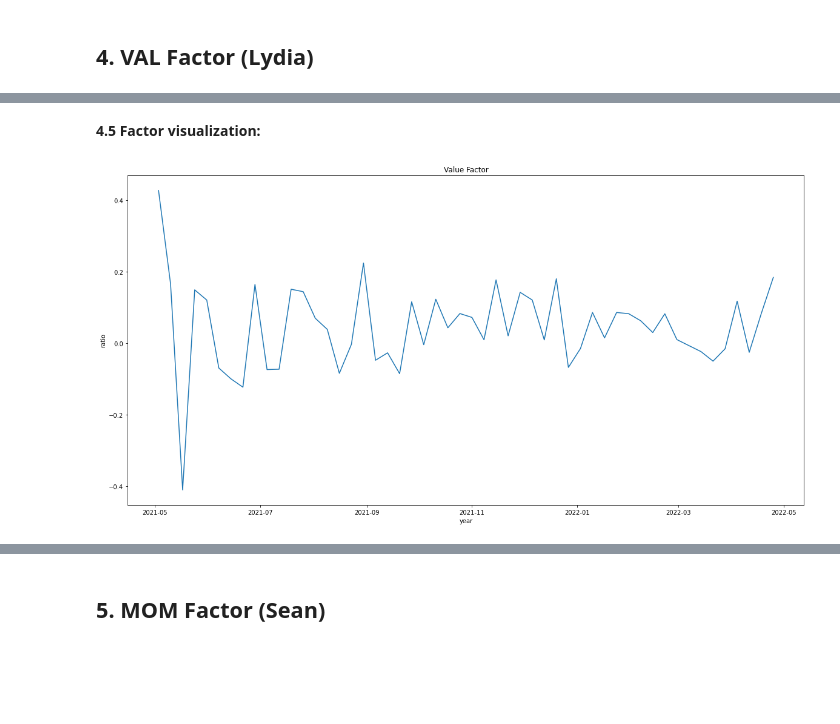
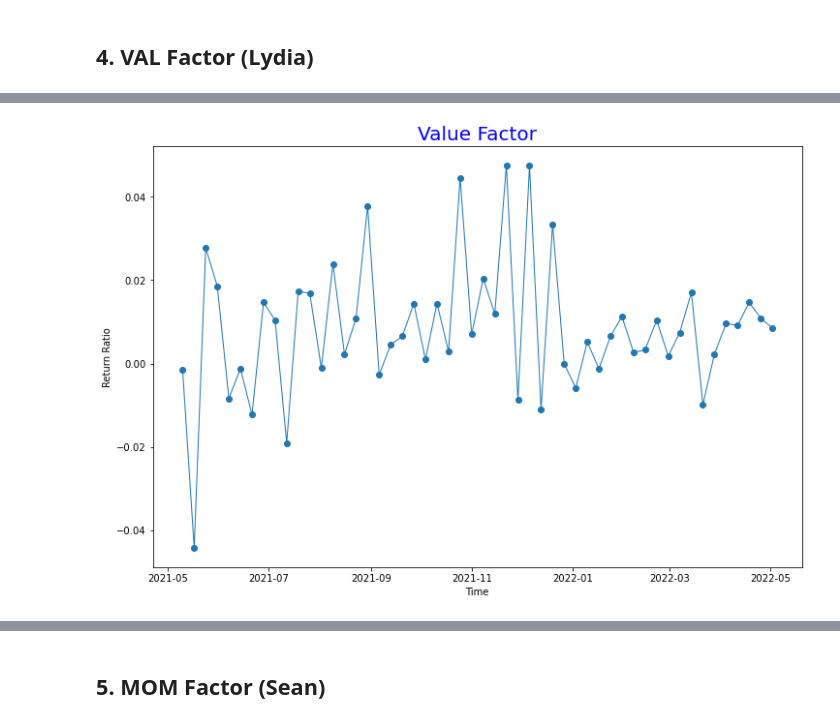
Before and after one commit to PracticumCrypto/C5-Analyzer, a Jupyter notebook: ALL.ipynb, the cells around one changed output, grey strips where cells are left out. Saved outputs shown, nothing was run; the diff lists cells and outputs as text; code cells hidden in the pictures; blank space fills up the shorter version.

Commit message:
added value (lydia)

```diff
--- a/ALL.ipynb
+++ b/ALL.ipynb
@@ -530,15 +509,5 @@ value_weekreturn = fullSample.loc[:, ['Date',
 # %%
-value_npast52_temp = value_npast52.copy()
-cols_coins = list(fullSample['Asset'].unique())
+cols=list(largeCapSample.Asset.unique())
 
-value_npast52_temp['top20'] = value_npast52[cols_coins].quantile(q=0.8, axis=1, numeric_only=True, interpolation='linear')
-value_npast52_temp['low20'] = value_npast52[cols_coins].quantile(q=0.2, axis=1, numeric_only=True, interpolation='linear')
-
-value_npast52_top = value_npast52_temp.drop(columns =['Date','low20'])
-value_npast52_low = value_npast52_temp.drop(columns =['Date','top20'])
-
-index_top = value_npast52_top.apply(lambda x: x > value_npast52_top.iloc[:,-1])
-index_top = index_top.drop(columns='top20')
-index_low = value_npast52_low.apply(lambda x: x < value_npast52_low.iloc[:,-1])
-index_low = index_low.drop(columns='low20')
-index_low.tail()
+npast52['top20'] = npast52[cols].quantile(q=0.8,axis=1, numeric_only=True, interpolation='linear')
+npast52['low20'] = npast52[cols].quantile(q=0.2,axis=1, numeric_only=True, interpolation='linear')
@@ -577,0 +516,3 @@ sum_low_weight['ValFactor_low'] = sum_low_weight['weight_low_sum'] / sum_low_wei
+# %%
+VAL_low = (npast52[cols].apply(lambda x: x < npast52['low20']) * value_return[cols]).mean(axis=1, numeric_only=True)
+VAL_top = (npast52[cols].apply(lambda x: x > npast52['top20']) * value_return[cols]).mean(axis=1, numeric_only=True)
@@ -578,5 +521,4 @@ sum_low_weight['ValFactor_low'] = sum_low_weight['weight_low_sum'] / sum_low_wei
 # %%
-valueFactor = pd.DataFrame(columns=['Date','VAL'])
-valueFactor['Date'] = value_weekreturn['Date']
-valueFactor['VAL'] = sum_top_weight['ValFactor_top'] - sum_low_weight['ValFactor_low']
-valueFactor
+valueFactor = pd.DataFrame(columns = ['Date','VAL'])
+valueFactor['Date'] = value_return['Date']
+valueFactor['VAL'] = VAL_top - VAL_low
@@ -601,14 +525,13 @@ valueFactor
-# %% [markdown]
-**4.5 Factor visualization:**
 # %%
-import matplotlib.pyplot as plt
+from matplotlib.pyplot import figure
 
-#for i in regr_df.columns.to_list():
-plt.figure(figsize = (20,10))
-plt.plot(valueFactor.Date, valueFactor.VAL)
-plt.ylabel('ratio')
-plt.xlabel('year')
-plt.title('Value Factor')
+plt.figure(figsize=(12,8))
+
+plt.plot(valueFactor.Date, valueFactor.VAL, marker='o', linewidth=1)
+
+plt.title("Value Factor", loc='center', fontsize=20, fontweight=0, color='blue')
+plt.xlabel("Time")
+plt.ylabel("Return Ratio")
 plt.show()
 # %% [output]
-[figure, old version]
+[figure, new version]
```
Also changed, not shown: parts of 31 cells of this notebook.
